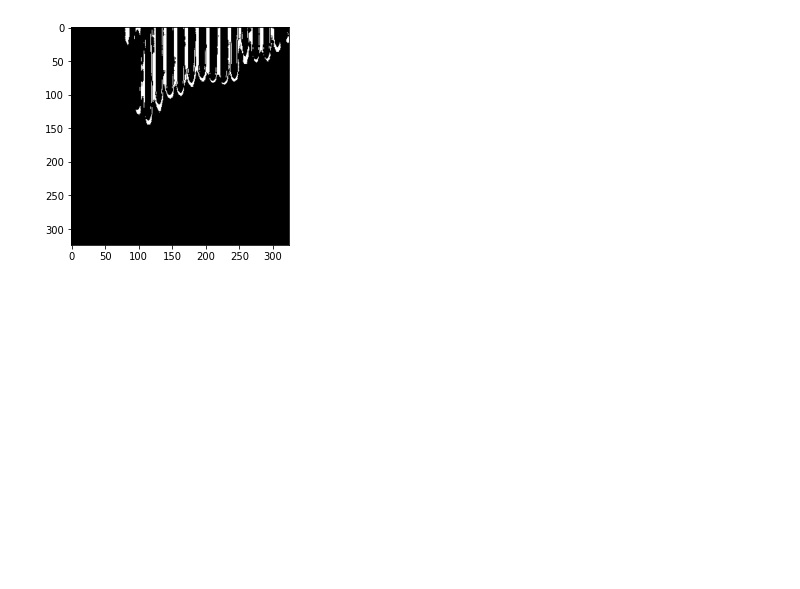
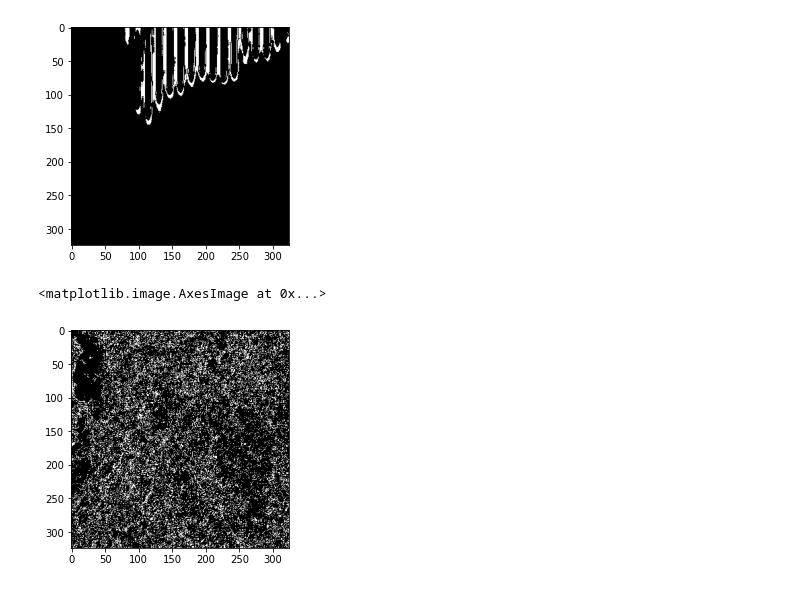
Before and after one commit to Ryanna-github/road-extraction, a Jupyter notebook: 2021-02-18_model_UNet_predict.ipynb, the cells around one changed output. Saved outputs shown, nothing was run; the diff lists cells and outputs as text; code cells hidden in the pictures; blank space fills up the shorter version.

```diff
--- a/2021-02-18_model_UNet_predict.ipynb
+++ b/2021-02-18_model_UNet_predict.ipynb
@@ -124,3 +124,16 @@ plt.imshow(pred_img)
 # %% [output]
 <matplotlib.image.AxesImage at 0x...>
 [figure]
+# %%
+net = model.UNet(n_channels=3, n_classes=1, bilinear=False)
+net.load_state_dict(torch.load(DIR_CHECKPOINT + 'unet_epoch3.pth'))
+device = torch.device('cuda' if torch.cuda.is_available() else 'cpu')
+net = net.to(device=device)
+pred = net(img_tensor.unsqueeze(dim=0).cuda())
+pred = (torch.sigmoid(pred).squeeze(0) > 0.2) * 255
+pred = pred.detach().cpu().numpy()
+pred_img = np.concatenate([pred, pred, pred]).transpose((1, 2, 0))
+plt.imshow(pred_img)
+# %% [output]
+<matplotlib.image.AxesImage at 0x...>
+[figure, added]
```
Also changed, not shown: 1 other file.
